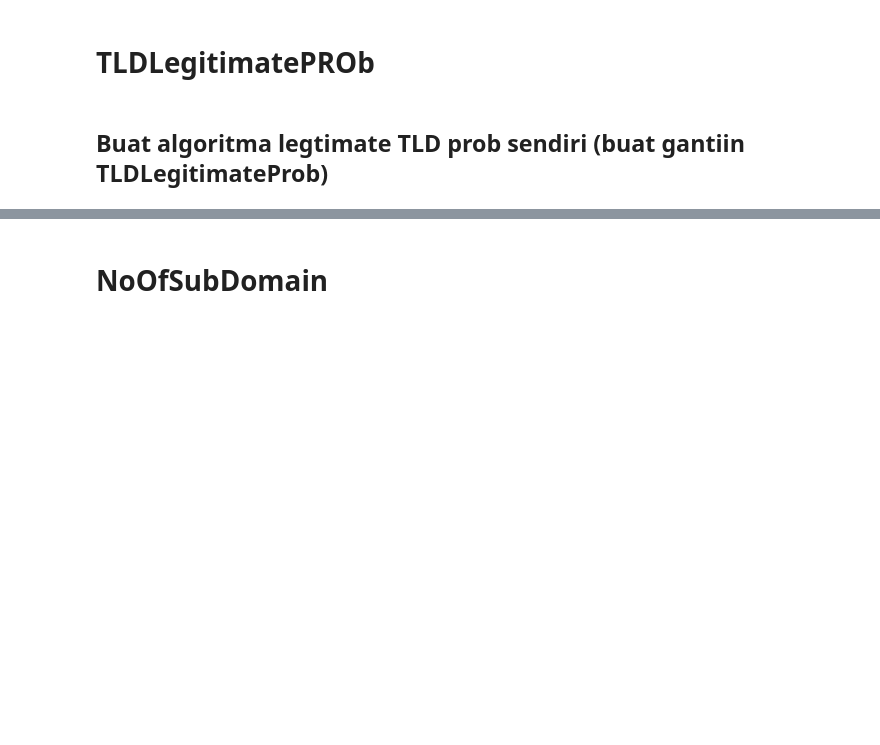
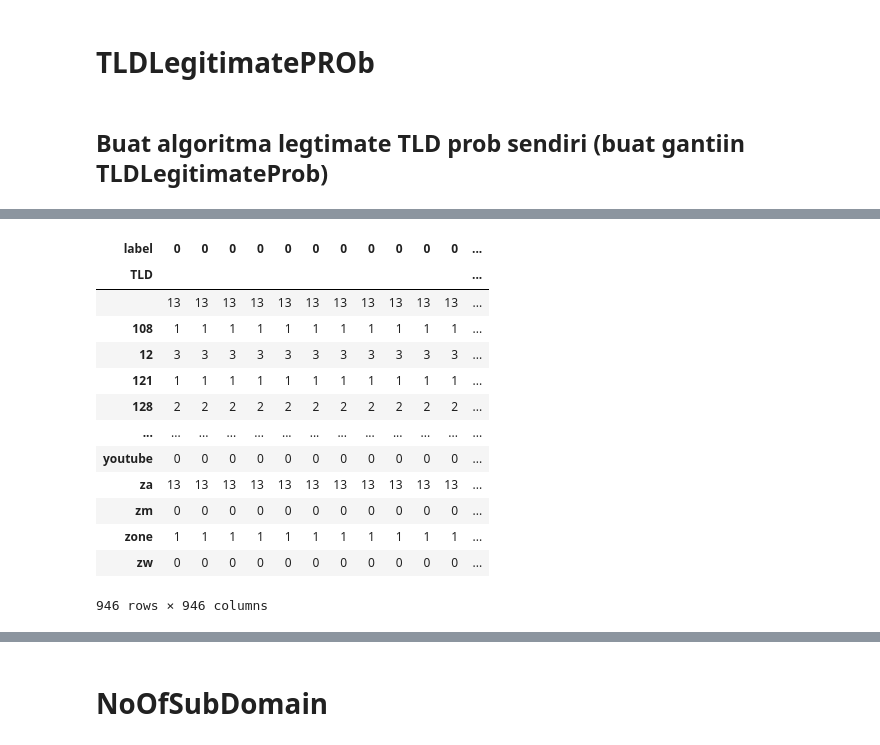
Before and after one commit to marcellinow/predict-phising, a Jupyter notebook: Doodle/notebook_marcell.ipynb, the cells around one changed output, grey strips where cells are left out. Cells and saved outputs as stored; diff of their text form; code cells hidden in the pictures; blank space fills up the shorter version.

```diff
--- a/Doodle/notebook_marcell.ipynb
+++ b/Doodle/notebook_marcell.ipynb
@@ -294,3 +410,20 @@ tld_counts['TLDMajoritylegitimate'] = tld_counts['TLDMajoritylegitimate'].map({T
+# %%
+tld_counts[tld_counts['TLDMajoritylegitimate'] ]
+# %% [output]
+| label | 0 | 0 | 0 | 0 | 0 | 0 | 0 | 0 | 0 | 0 | 0 | ... |
+| TLD |  |  |  |  |  |  |  |  |  |  |  | ... |
+|  | 13 | 13 | 13 | 13 | 13 | 13 | 13 | 13 | 13 | 13 | 13 | ... |
+| 108 | 1 | 1 | 1 | 1 | 1 | 1 | 1 | 1 | 1 | 1 | 1 | ... |
+| 12 | 3 | 3 | 3 | 3 | 3 | 3 | 3 | 3 | 3 | 3 | 3 | ... |
+| 121 | 1 | 1 | 1 | 1 | 1 | 1 | 1 | 1 | 1 | 1 | 1 | ... |
+| 128 | 2 | 2 | 2 | 2 | 2 | 2 | 2 | 2 | 2 | 2 | 2 | ... |
+| ... | ... | ... | ... | ... | ... | ... | ... | ... | ... | ... | ... | ... |
+| youtube | 0 | 0 | 0 | 0 | 0 | 0 | 0 | 0 | 0 | 0 | 0 | ... |
+| za | 13 | 13 | 13 | 13 | 13 | 13 | 13 | 13 | 13 | 13 | 13 | ... |
+| zm | 0 | 0 | 0 | 0 | 0 | 0 | 0 | 0 | 0 | 0 | 0 | ... |
+| zone | 1 | 1 | 1 | 1 | 1 | 1 | 1 | 1 | 1 | 1 | 1 | ... |
+| zw | 0 | 0 | 0 | 0 | 0 | 0 | 0 | 0 | 0 | 0 | 0 | ... |
+946 rows × 946 columns
 # %%
 # Gabungkan hasil status ke DataFrame utama
 df = df.merge(tld_counts[['TLDMajoritylegitimate']], on='TLD', how='left')
```
Also changed, not shown: parts of 7 cells of this notebook, 2 other files.
